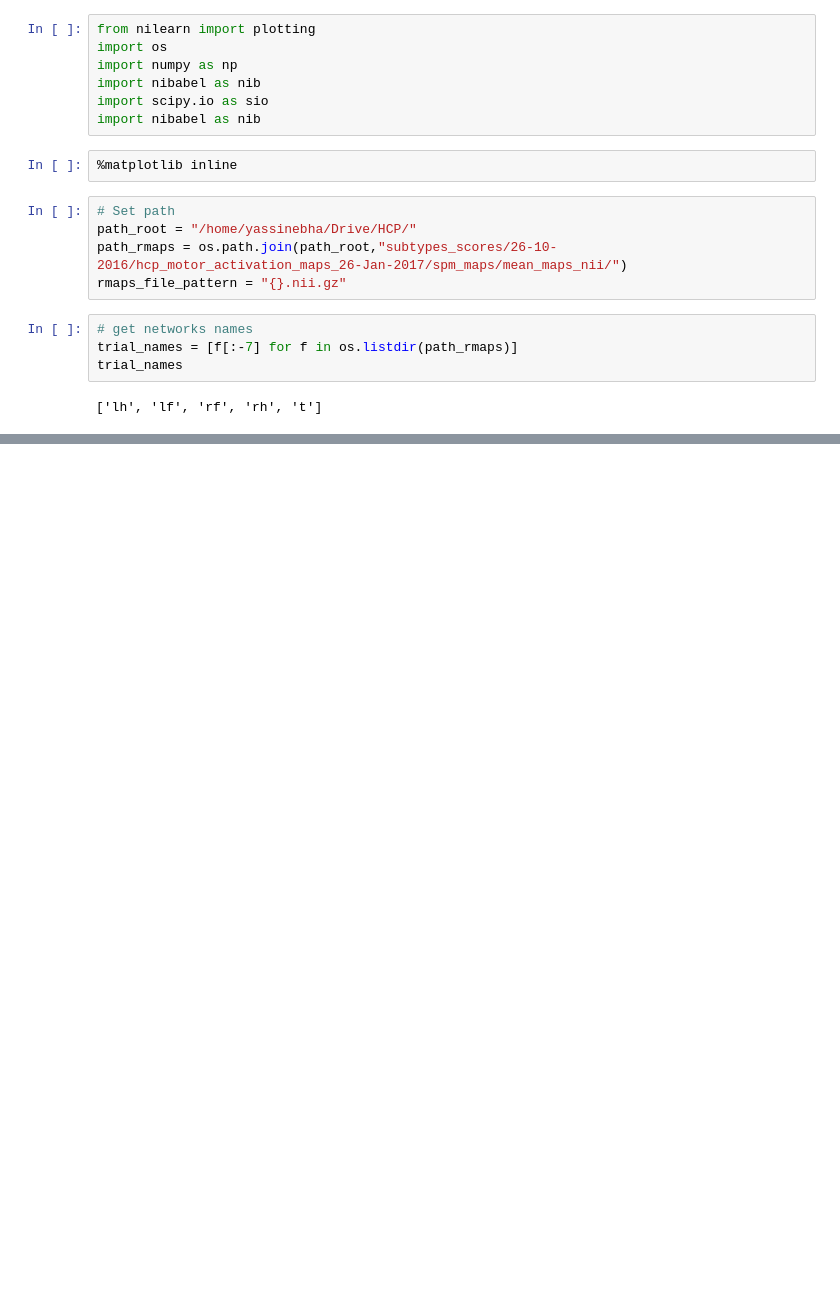
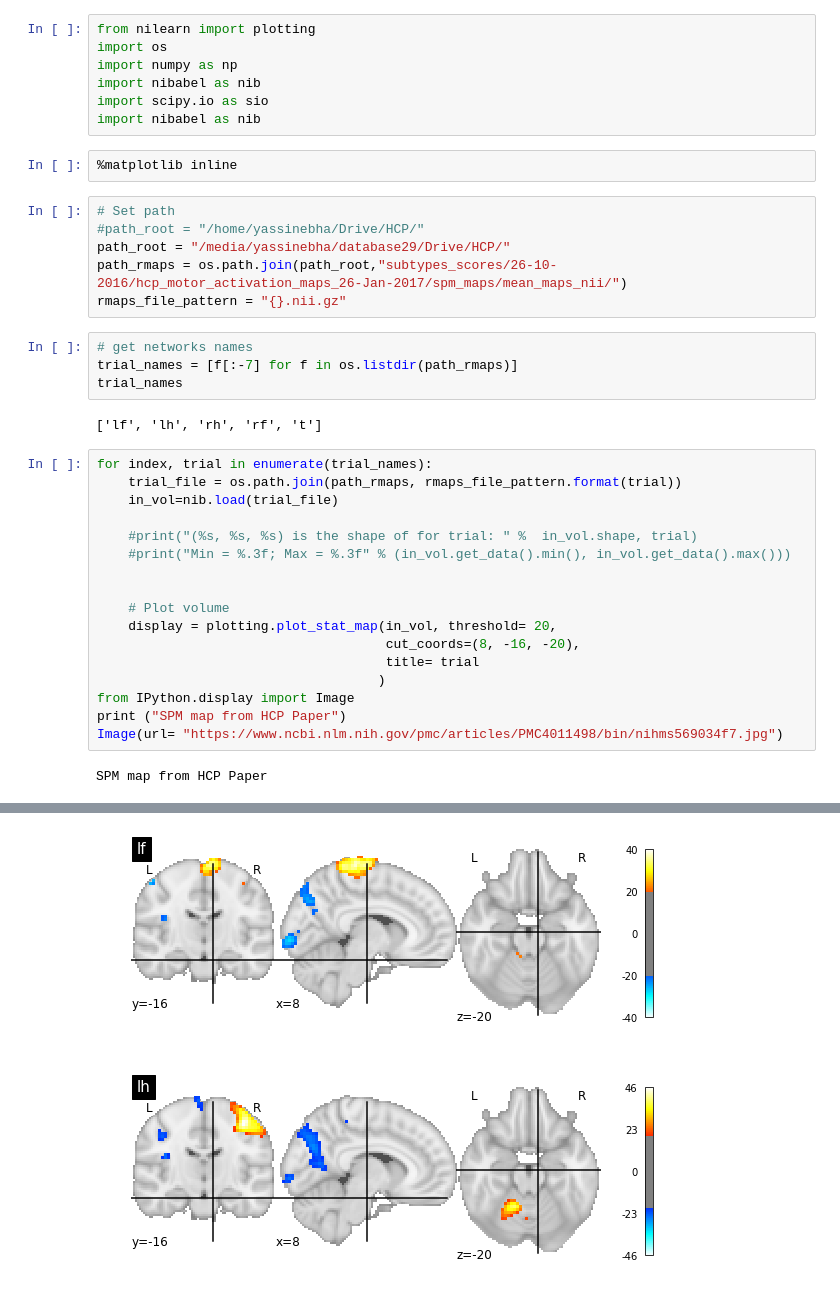
Before and after one commit to SIMEXP/hcp, a Jupyter notebook: hcp_activation_maps_motor_exp1.ipynb, the cells around one changed output, grey strips where cells are left out. Drawn from its saved outputs; the diff is of its cells as text; blank space fills up the shorter version.

```diff
--- a/hcp_activation_maps_motor_exp1.ipynb
+++ b/hcp_activation_maps_motor_exp1.ipynb
@@ -22,7 +22,8 @@ import nibabel as nib
 %matplotlib inline
 # %%
 # Set path
-path_root = "/home/yassinebha/Drive/HCP/"
+#path_root = "/home/yassinebha/Drive/HCP/"
+path_root = "/media/yassinebha/database29/Drive/HCP/"
 path_rmaps = os.path.join(path_root,"subtypes_scores/26-10-2016/hcp_motor_activation_maps_26-Jan-2017/spm_maps/mean_maps_nii/")
 rmaps_file_pattern = "{}.nii.gz"
 # %%
@@ -30,4 +31,23 @@ rmaps_file_pattern = "{}.nii.gz"
 trial_names = [f[:-7] for f in os.listdir(path_rmaps)]
 trial_names
 # %% [output]
-['lh', 'lf', 'rf', 'rh', 't']
+['lf', 'lh', 'rh', 'rf', 't']
+# %%
+for index, trial in enumerate(trial_names):
+    trial_file = os.path.join(path_rmaps, rmaps_file_pattern.format(trial))
+    in_vol=nib.load(trial_file)
+
+    #print("(%s, %s, %s) is the shape of for trial: " %  in_vol.shape, trial)
+    #print("Min = %.3f; Max = %.3f" % (in_vol.get_data().min(), in_vol.get_data().max()))
+
+
+    # Plot volume
+    display = plotting.plot_stat_map(in_vol, threshold= 20,
+                                     cut_coords=(8, -16, -20),
+                                     title= trial
+                                    )
+from IPython.display import Image
+print ("SPM map from HCP Paper")
+Image(url= "https://www.ncbi.nlm.nih.gov/pmc/articles/PMC4011498/bin/nihms569034f7.jpg")
+# %% [output]
+SPM map from HCP Paper
@@ -33,0 +55,2 @@ trial_names
+[figure, added]
+[figure, added]
```
Also changed, not shown: parts of 2 cells of this notebook, 10 other files.
